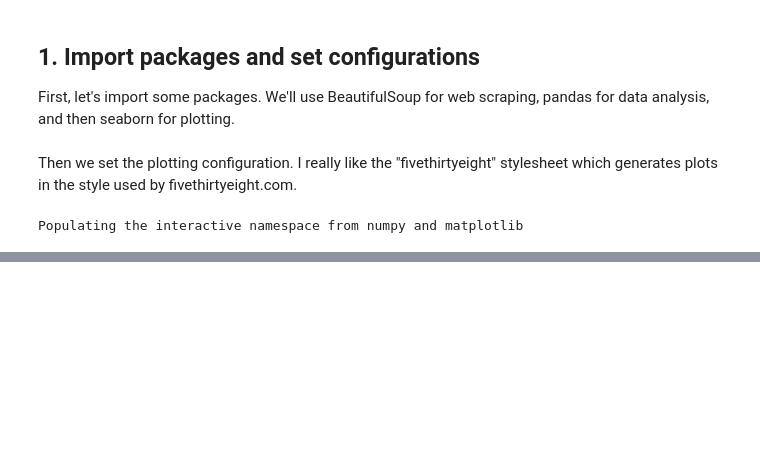
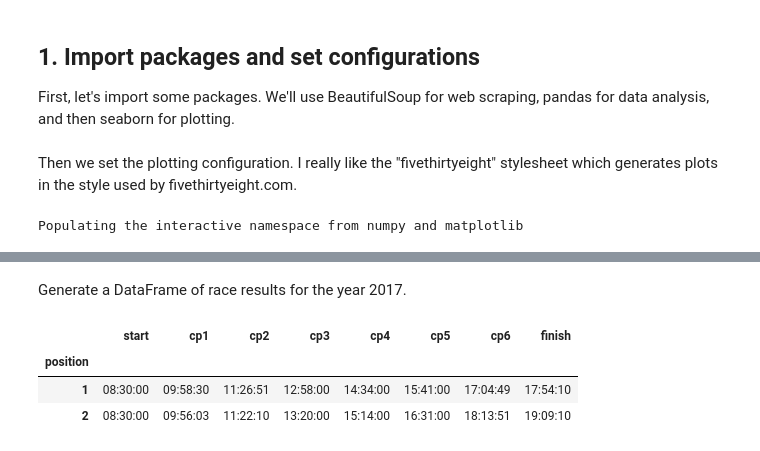
Before and after one commit to slemasne/tutorials, a Jupyter notebook: _notebooks/2018-03-02-svp.ipynb, the cells around one changed output, grey strips where cells are left out. Cells and saved outputs as stored; diff of their text form; code cells hidden in the pictures; blank space fills up the shorter version.

```diff
--- a/_notebooks/2018-03-02-svp.ipynb
+++ b/_notebooks/2018-03-02-svp.ipynb
@@ -312,0 +68,48 @@ plt.show()
+# %%
+def df_builder(base_url=BASE_URL, year=YEAR):
+
+    """
+    This function returns a pandas DataFrame which contain data scraped from the race website.
+    The data is unformatted.
+
+    Attributes:
+    -----------
+    base_url (str): the url which contains race data in HTML
+    year (int): the year for we would like data
+    """
+
+    # Scrape the data from the race website
+    url = base_url + str(year)
+    r = requests.get(url).text
+    soup = BeautifulSoup(r, 'lxml')
+
+    # Find tables from the html
+    rows = soup.find_all('tr')[1:]
+
+    # Collect and format column names for the dataframe
+    column_html = soup.find_all('th')[:]
+    columns = [i.contents[0].lower().replace("/","").replace(" ", "_") for i in column_html if i.contents[0]]
+
+    # Build a dataframe
+    data = []
+    for line in rows:
+        row = line.find_all('td')
+        row_list = []
+        for counter, value in enumerate(row):
+            row_list.append(row[counter].string)
+        data.append(row_list)
+
+    # Remove columns we don't need
+    df = pd.DataFrame(data, columns=columns).drop(columns = ["name", "club", "mf", "bib", "total_time"]).set_index("position")
+
+    return df
+# %% [markdown]
+Generate a DataFrame of race results for the year 2017.
+# %%
+unformatted_df = df_builder(BASE_URL, YEAR)
+unformatted_df.head(2)
+# %% [output]
+|  | start | cp1 | cp2 | cp3 | cp4 | cp5 | cp6 | finish |
+| position |  |  |  |  |  |  |  |  |
+| 1 | 08:30:00 | 09:58:30 | 11:26:51 | 12:58:00 | 14:34:00 | 15:41:00 | 17:04:49 | 17:54:10 |
+| 2 | 08:30:00 | 09:56:03 | 11:22:10 | 13:20:00 | 15:14:00 | 16:31:00 | 18:13:51 | 19:09:10 |
```
Also changed, not shown: parts of 39 cells of this notebook.
